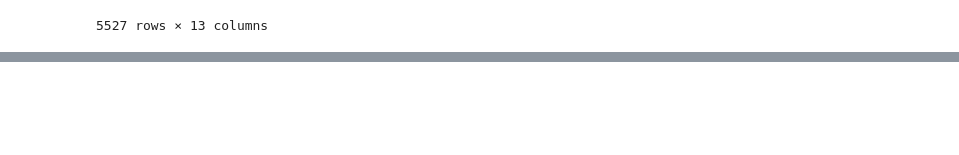
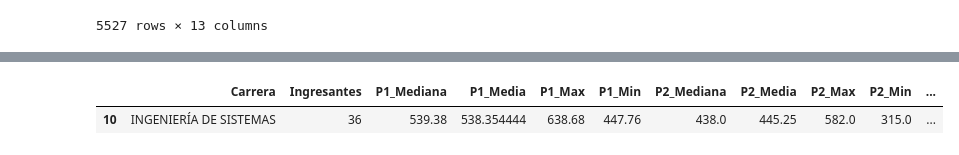
Before and after one commit to JBRICENO92/UNI_webScrapping, a Jupyter notebook: vero_notebook.ipynb, the cells around one changed output, grey strips where cells are left out. Saved outputs shown, nothing was run; the diff lists cells and outputs as text; code cells hidden in the pictures; blank space fills up the shorter version.

```diff
--- a/vero_notebook.ipynb
+++ b/vero_notebook.ipynb
@@ -225,0 +244,26 @@ tabla_notas_df
+# %%
+filtered_df = tabla_notas_df[tabla_notas_df['Modalidad'] == 'ORDINARIO']
+# ['Prueba 1', 'Prueba 2', 'Prueba 3', 'Acumulado', 'N', 'Nota final']
+
+def calculate_mode(series):
+    # Calculate the mode
+    mode = series.mode()
+    # Return the first mode value if it exists, otherwise return None
+    return mode[0] if not mode.empty else None
+
+# Grouping by 'Ingreso' and calculating count, mean, max, and min for columns 'A', 'B', and 'C'
+result = filtered_df.groupby('Ingreso', as_index=False).agg({'Prueba 1': ['count', 'median', 'mean', 'max', 'min'],
+                                             'Prueba 2': ['median', 'mean', 'max', 'min'],
+                                             'Prueba 3': ['median', 'mean', 'max', 'min'],
+                                             'Nota final': ['median', 'mean', 'max', 'min']})
+
+# Changing count columns to integers
+result.columns = ['Carrera',
+                  'Ingresantes', 'P1_Mediana', 'P1_Media', 'P1_Max', 'P1_Min',
+                  'P2_Mediana', 'P2_Media', 'P2_Max', 'P2_Min',
+                  'P3_Mediana', 'P3_Media', 'P3_Max', 'P3_Min',
+                  'Total_Mediana', 'Total_Media', 'Total_Max', 'Total_Min']
+
+result['Ingresantes'] = result['Ingresantes'].astype(int)
+result.loc[0, 'Carrera'] = 'TODO'
+result
@@ -225,0 +288,5 @@ tabla_notas_df
+# %%
+result[result['Carrera']=='INGENIERÍA DE SISTEMAS']
+# %% [output]
+|  | Carrera | Ingresantes | P1_Mediana | P1_Media | P1_Max | P1_Min | P2_Mediana | P2_Media | P2_Max | P2_Min | ... |
+| 10 | INGENIERÍA DE SISTEMAS | 36 | 539.38 | 538.354444 | 638.68 | 447.76 | 438.0 | 445.25 | 582.0 | 315.0 | ... |
```
Also changed, not shown: parts of 4 cells of this notebook.
